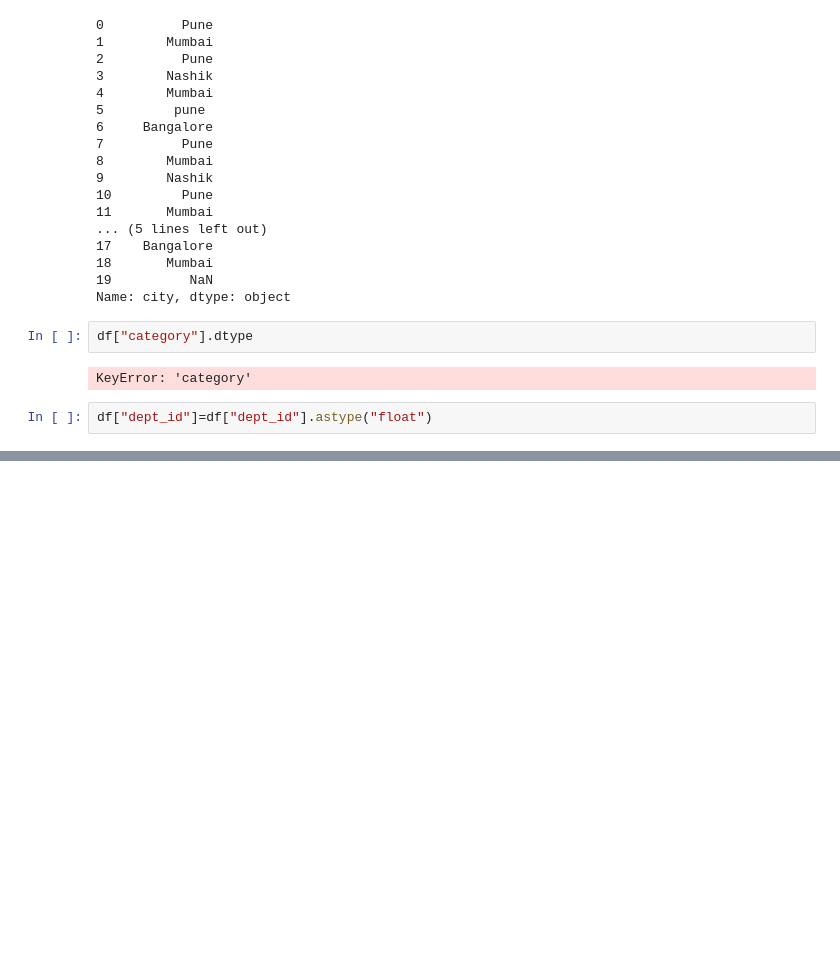
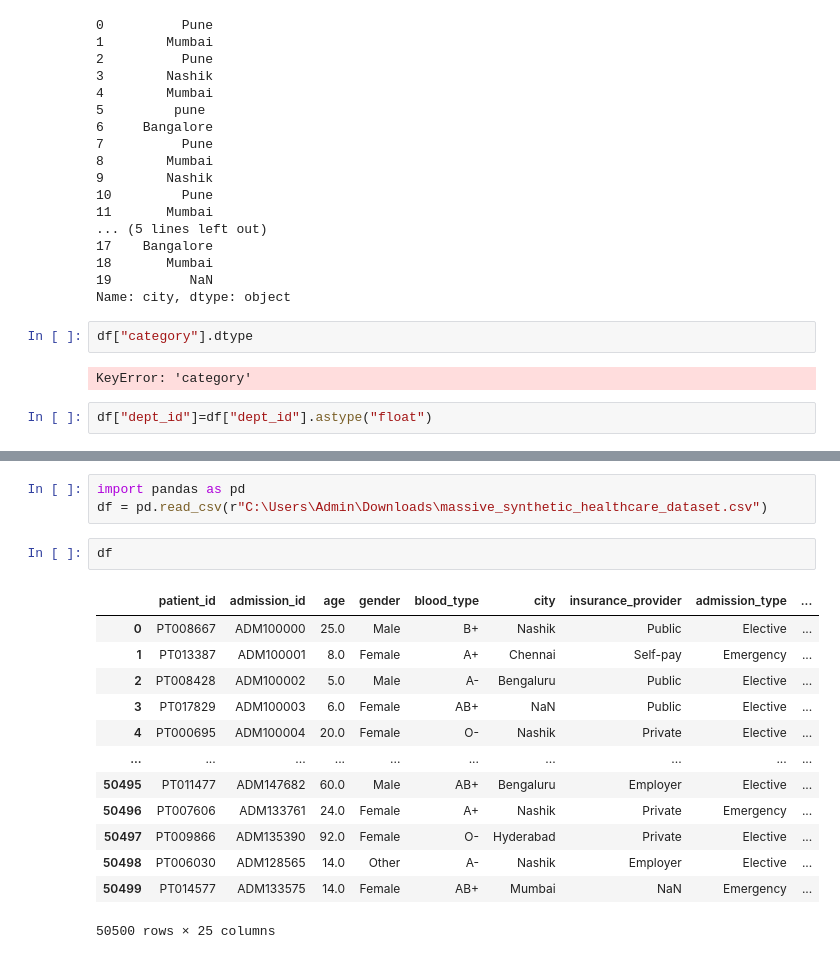
Before and after one commit to roshan-pardeshi/Python_Pandas, a Jupyter notebook: 500_python_sql_pandas_numpy.ipynb, the cells around one changed output, grey strips where cells are left out. Drawn from its saved outputs; the diff is of its cells as text; blank space fills up the shorter version.

```diff
--- a/500_python_sql_pandas_numpy.ipynb
+++ b/500_python_sql_pandas_numpy.ipynb
@@ -1663,3 +1647,22 @@ df
 | 17 | 118 | Maya Rao | 25.0 | 64000.0 | 1.0 | Analyst | Bangalore | 2024-02-11 | 103.0 | maya@example.com | ... |
 | 18 | 119 | Dev Kulkarni | 34.0 | 76000.0 | 2.0 | Manager | Mumbai | 2021-05-17 | 105.0 | dev@example.com | ... |
 | 19 | 120 | Tara Singh | -2.0 | 500000.0 | 3.0 | Director | NaN | 2020-08-08 | 117.0 | tara.example.com | ... |
+# %%
+import pandas as pd
+df = pd.read_csv(r"C:\Users\Admin\Downloads\massive_synthetic_healthcare_dataset.csv")
+# %%
+df
+# %% [output]
+|  | patient_id | admission_id | age | gender | blood_type | city | insurance_provider | admission_type | ... |
+| 0 | PT008667 | ADM100000 | 25.0 | Male | B+ | Nashik | Public | Elective | ... |
+| 1 | PT013387 | ADM100001 | 8.0 | Female | A+ | Chennai | Self-pay | Emergency | ... |
+| 2 | PT008428 | ADM100002 | 5.0 | Male | A- | Bengaluru | Public | Elective | ... |
+| 3 | PT017829 | ADM100003 | 6.0 | Female | AB+ | NaN | Public | Elective | ... |
+| 4 | PT000695 | ADM100004 | 20.0 | Female | O- | Nashik | Private | Elective | ... |
+| ... | ... | ... | ... | ... | ... | ... | ... | ... | ... |
+| 50495 | PT011477 | ADM147682 | 60.0 | Male | AB+ | Bengaluru | Employer | Elective | ... |
+| 50496 | PT007606 | ADM133761 | 24.0 | Female | A+ | Nashik | Private | Emergency | ... |
+| 50497 | PT009866 | ADM135390 | 92.0 | Female | O- | Hyderabad | Private | Elective | ... |
+| 50498 | PT006030 | ADM128565 | 14.0 | Other | A- | Nashik | Employer | Elective | ... |
+| 50499 | PT014577 | ADM133575 | 14.0 | Female | AB+ | Mumbai | NaN | Emergency | ... |
+50500 rows × 25 columns
```
Also changed, not shown: parts of 141 cells of this notebook.
